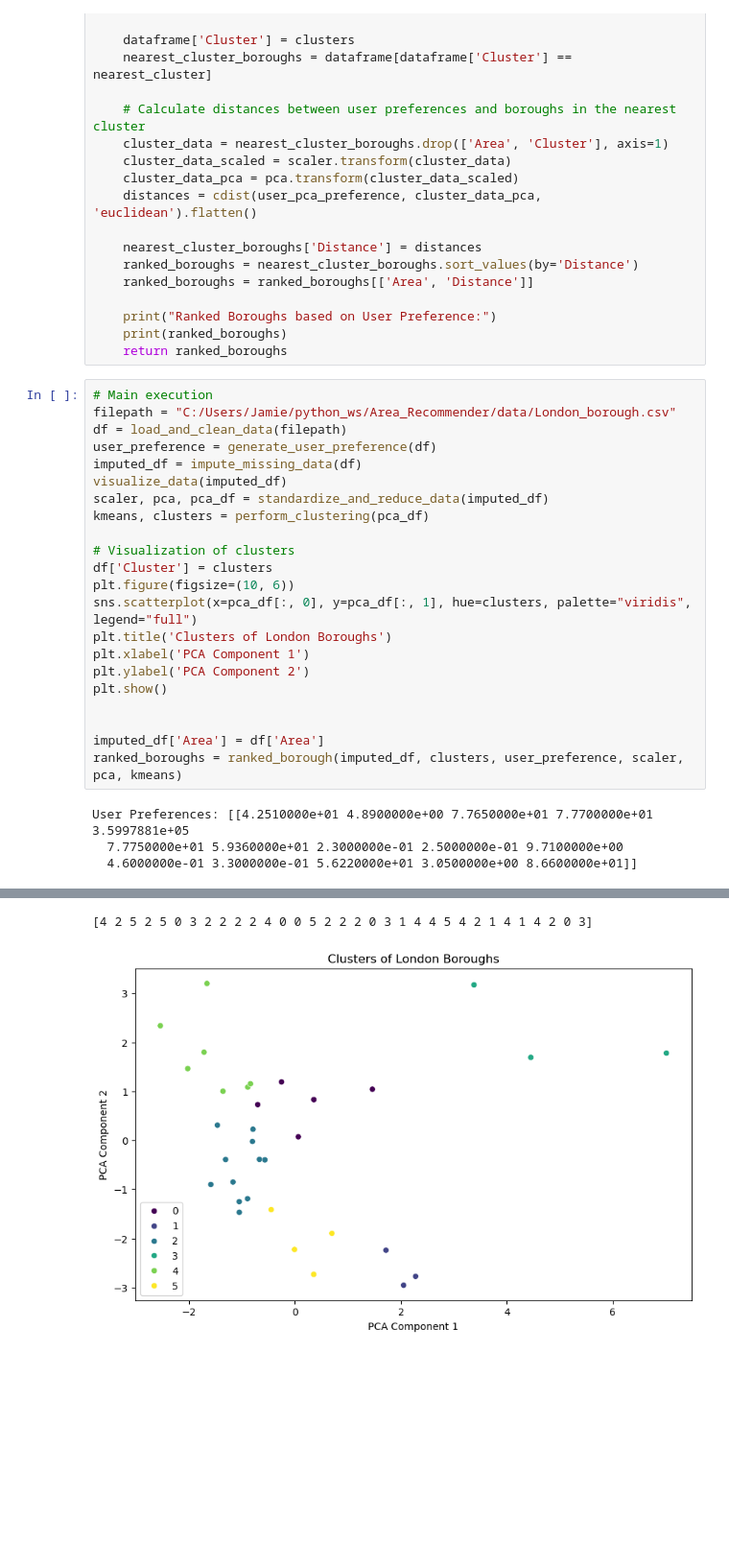
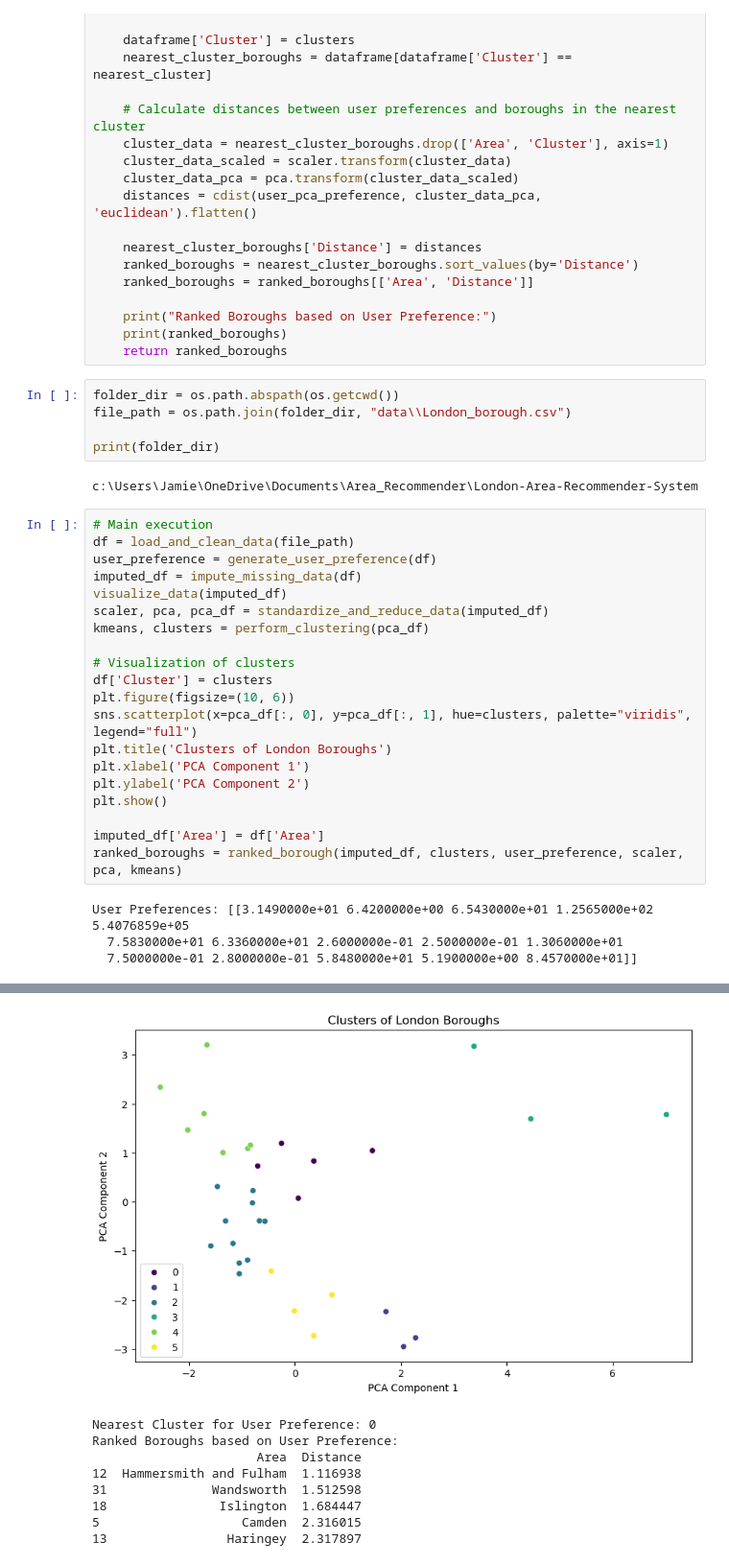
Before and after one commit to JReal10/London-Area-Recommender-System, a Jupyter notebook: area_recommender.ipynb, the cells around one changed output, grey strips where cells are left out. Shown at 96% size. Drawn from its saved outputs; the diff is of its cells as text; blank space fills up the shorter version.

```diff
--- a/area_recommender.ipynb
+++ b/area_recommender.ipynb
@@ -187,32 +187,44 @@ def ranked_borough(dataframe, clusters, user_preference, scaler, pca, kmeans):
     print("Ranked Boroughs based on User Preference:")
     print(ranked_boroughs)
     return ranked_boroughs
+# %%
+folder_dir = os.path.abspath(os.getcwd())
+file_path = os.path.join(folder_dir, "data\\London_borough.csv")
+
+print(folder_dir)
+# %% [output]
+c:\Users\Jamie\OneDrive\Documents\Area_Recommender\London-Area-Recommender-System
 # %%
 # Main execution
-filepath = "C:/Users/Jamie/python_ws/Area_Recommender/data/London_borough.csv"
-df = load_and_clean_data(filepath)
+df = load_and_clean_data(file_path)
 user_preference = generate_user_preference(df)
 imputed_df = impute_missing_data(df)
 visualize_data(imputed_df)
 scaler, pca, pca_df = standardize_and_reduce_data(imputed_df)
 kmeans, clusters = perform_clustering(pca_df)
 
 # Visualization of clusters
 df['Cluster'] = clusters
 plt.figure(figsize=(10, 6))
 sns.scatterplot(x=pca_df[:, 0], y=pca_df[:, 1], hue=clusters, palette="viridis", legend="full")
 plt.title('Clusters of London Boroughs')
 plt.xlabel('PCA Component 1')
 plt.ylabel('PCA Component 2')
 plt.show()
 
-
 imputed_df['Area'] = df['Area']
 ranked_boroughs = ranked_borough(imputed_df, clusters, user_preference, scaler, pca, kmeans)
 # %% [output]
-User Preferences: [[4.2510000e+01 4.8900000e+00 7.7650000e+01 7.7700000e+01 3.5997881e+05
-  7.7750000e+01 5.9360000e+01 2.3000000e-01 2.5000000e-01 9.7100000e+00
-  4.6000000e-01 3.3000000e-01 5.6220000e+01 3.0500000e+00 8.6600000e+01]]
+User Preferences: [[3.1490000e+01 6.4200000e+00 6.5430000e+01 1.2565000e+02 5.4076859e+05
+  7.5830000e+01 6.3360000e+01 2.6000000e-01 2.5000000e-01 1.3060000e+01
+  7.5000000e-01 2.8000000e-01 5.8480000e+01 5.1900000e+00 8.4570000e+01]]
 [figure]
+[figure]
-[4 2 5 2 5 0 3 2 2 2 2 4 0 0 5 2 2 2 0 3 1 4 4 5 4 2 1 4 1 4 2 0 3]
+Nearest Cluster for User Preference: 0
+Ranked Boroughs based on User Preference:
+                      Area  Distance
+12  Hammersmith and Fulham  1.116938
+31              Wandsworth  1.512598
+18               Islington  1.684447
+5                   Camden  2.316015
+13                Haringey  2.317897
-[figure]
```
Also changed, not shown: parts of 4 cells of this notebook, 4 other files.
